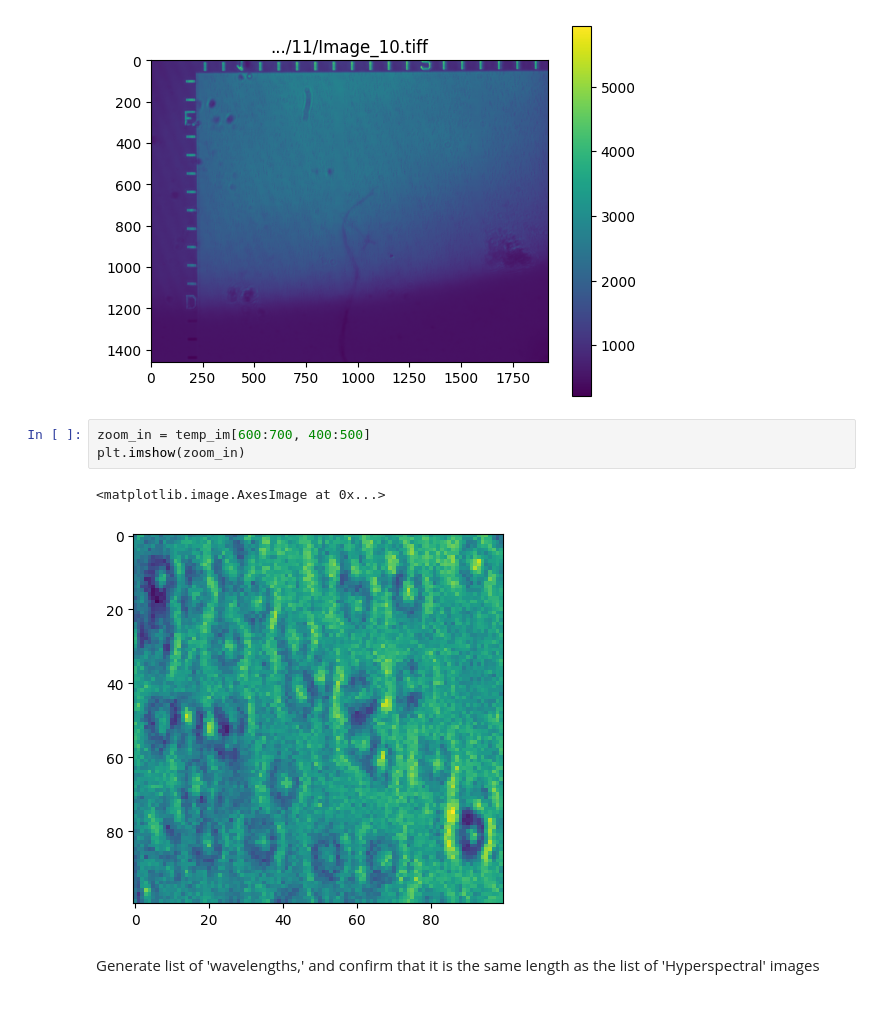
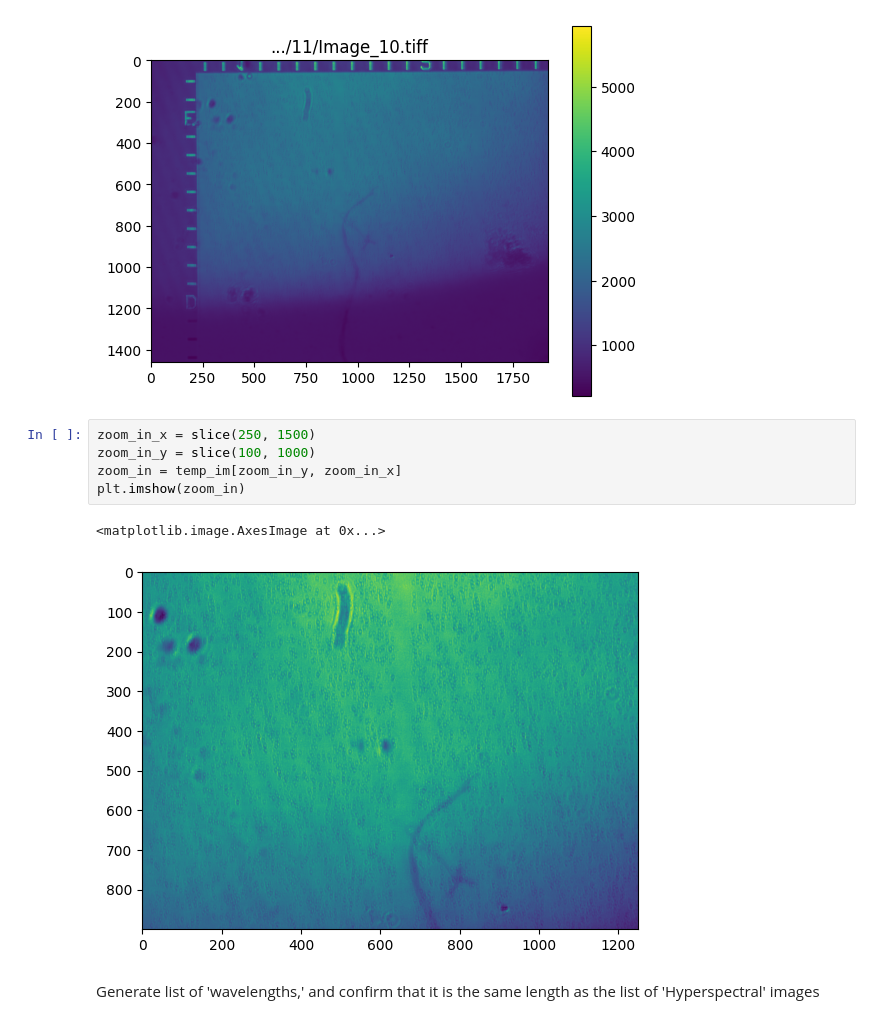
Before and after one commit to cr806/Phenospot, a Jupyter notebook: Phenospot_Analyse.ipynb, the cells around one changed output. Saved outputs shown, nothing was run; the diff lists cells and outputs as text.

Commit message:
Added more robust slicing for averaging selected area of Hyperspectral image

```diff
--- a/Phenospot_Analyse.ipynb
+++ b/Phenospot_Analyse.ipynb
@@ -66,12 +66,14 @@ plt.colorbar()
 # %% [output]
 <matplotlib.colorbar.Colorbar at 0x...>
 [figure]
-# %%
-zoom_in = temp_im[600:700, 400:500]
-plt.imshow(zoom_in)
-# %% [output]
-<matplotlib.image.AxesImage at 0x...>
-[figure, removed]
+# %%
+zoom_in_x = slice(250, 1500)
+zoom_in_y = slice(100, 1000)
+zoom_in = temp_im[zoom_in_y, zoom_in_x]
+plt.imshow(zoom_in)
+# %% [output]
+<matplotlib.image.AxesImage at 0x...>
+[figure, added]
 # %% [markdown]
 Generate list of 'wavelengths,' and confirm that it is the same length as the list of 'Hyperspectral' images
 # %%
```
Also changed, not shown: parts of 2 cells of this notebook.
